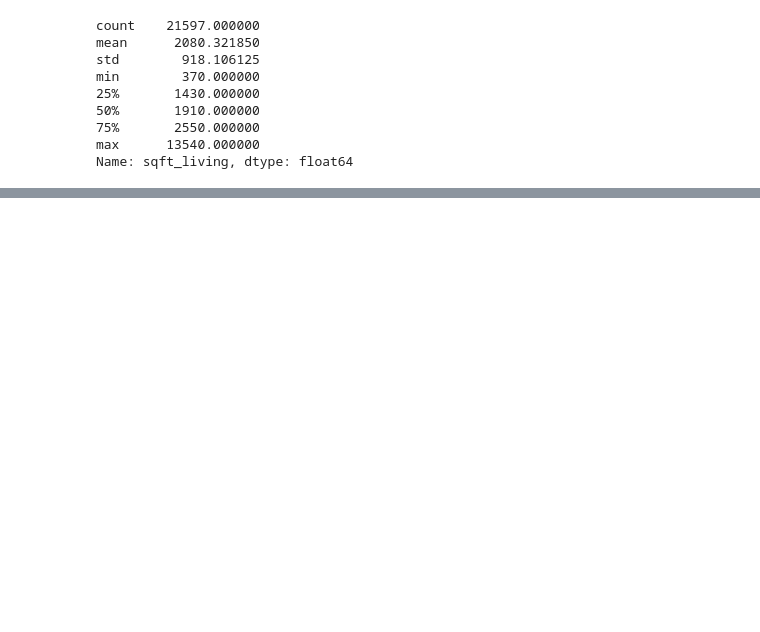
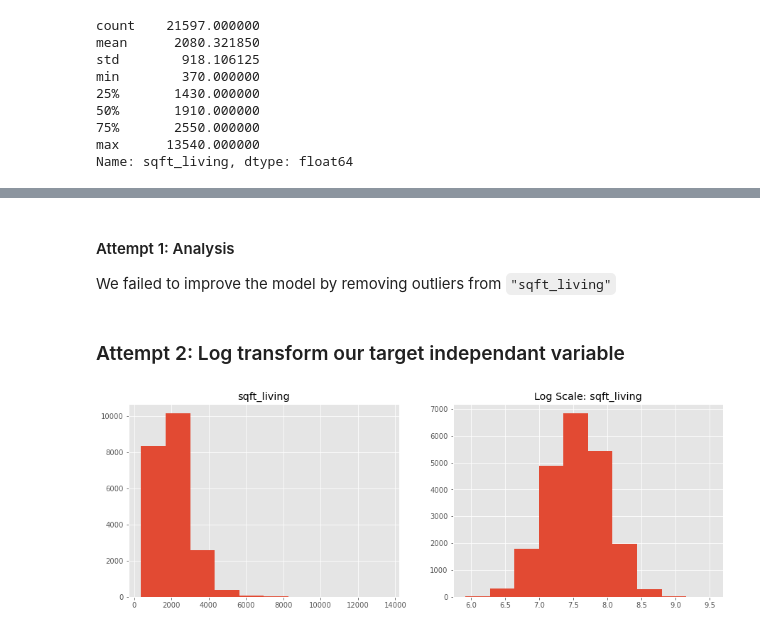
Before and after one commit to ondugba/Housing_Price_Predictor, a Jupyter notebook: Alex.ipynb, the cells around one changed output, grey strips where cells are left out. Drawn from its saved outputs; the diff is of its cells as text; code cells hidden in the pictures; blank space fills up the shorter version.

Commit message:
added log scaling justification

```diff
--- a/Alex.ipynb
+++ b/Alex.ipynb
@@ -308,0 +370,15 @@ We removed 571 outliers from sqft_living
+# %% [markdown]
+#### Attempt 1: Analysis
+We failed to improve the model by removing outliers from `"sqft_living"`
+# %% [markdown]
+### Attempt 2: Log transform our target independant variable
+# %%
+#Log scaling our sqft_living variable makes our independant variable's data more more normally distributed.
+sqft_living_log = np.log(df['sqft_living'])
+fig, (ax1,ax2) = plt.subplots(1,2,figsize=(15, 5))
+ax1.hist(df['sqft_living'])
+ax1.set_title("sqft_living")
+ax2.hist(sqft_living_log)
+ax2.set_title("Log Scale: sqft_living");
+# %% [output]
+[figure, added]
```
Also changed, not shown: parts of 16 cells of this notebook.
